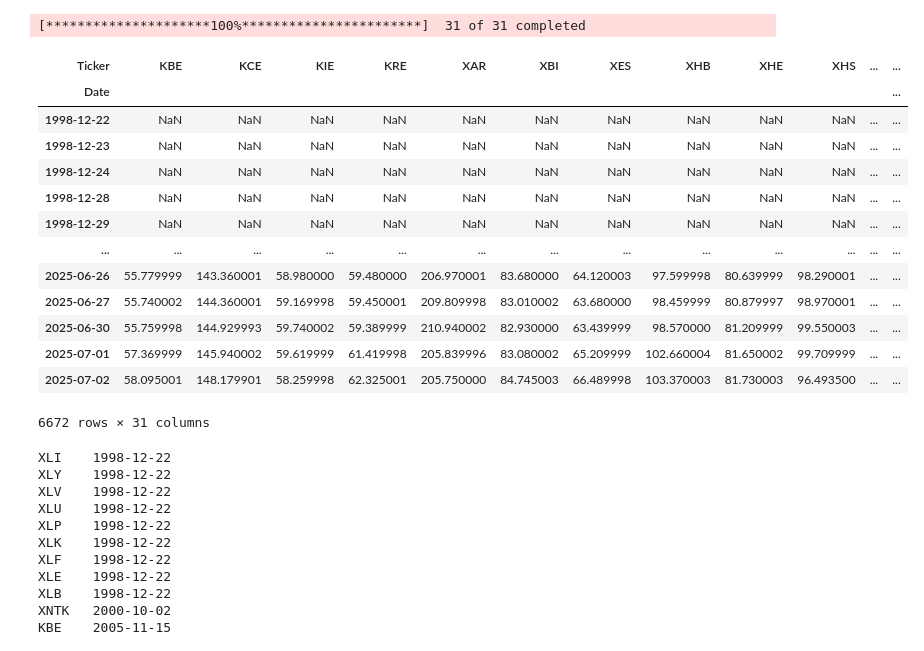
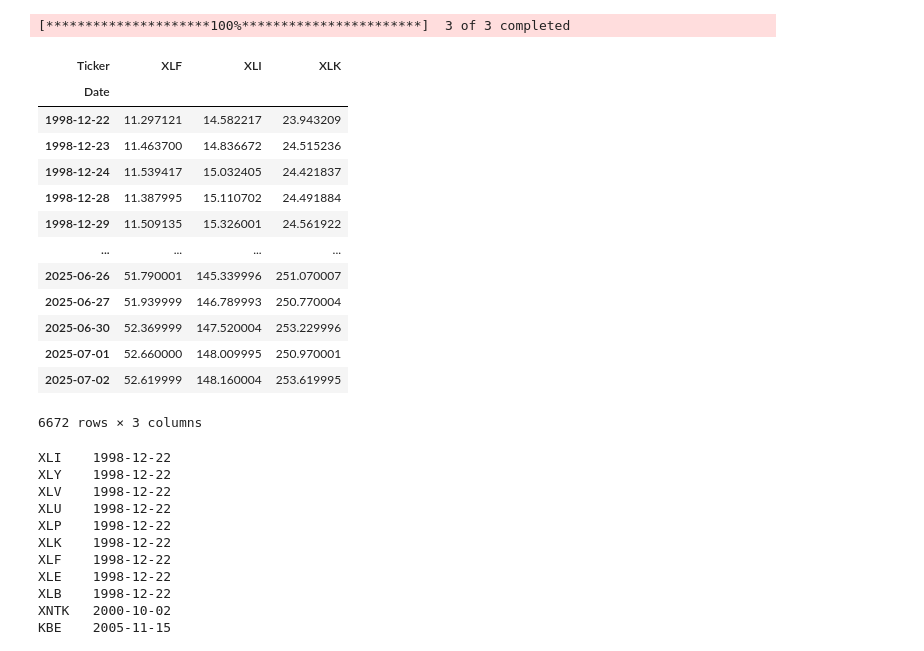
Before and after one commit to asmarton/dm, a Jupyter notebook: notebooks/keltner-donchian-trend-following.ipynb, the cells around one changed output. Cells and saved outputs as stored; diff of their text form; code cells hidden in the pictures.

```diff
--- a/notebooks/keltner-donchian-trend-following.ipynb
+++ b/notebooks/keltner-donchian-trend-following.ipynb
@@ -10,27 +10,27 @@ import yfinance as yf
 import math
 from pandas_datareader import data as pdr
 # %%
-etfs = ['XLF','XLK','XLE','XLV','XLI','XBI','XLU','XLP','XLY','KRE','XLB','XLC','XRT','XOP','XLRE','XHB','KBE','XME','KIE','XSD','XAR','XES','KCE','XNTK','XHE','XSW','XPH','XTN','XHS','XITK','XTL']
+# etfs = ['XLF','XLK','XLE','XLV','XLI','XBI','XLU','XLP','XLY','KRE','XLB','XLC','XRT','XOP','XLRE','XHB','KBE','XME','KIE','XSD','XAR','XES','KCE','XNTK','XHE','XSW','XPH','XTN','XHS','XITK','XTL']
 # etfs = [etf for etf in etfs if etf not in ['XLRE', 'XITK', 'XLC']]
-# etfs = ['XBI', 'XLI']
+etfs = ['XLI', 'XLF', 'XLK']
 prices = yf.download(tickers=etfs, period='max')['Close']
 prices
 # %% [output]
-[*********************100%***********************]  31 of 31 completed
+[*********************100%***********************]  3 of 3 completed
-| Ticker | KBE | KCE | KIE | KRE | XAR | XBI | XES | XHB | XHE | XHS | ... | ... |
-| Date |  |  |  |  |  |  |  |  |  |  |  | ... |
-| 1998-12-22 | NaN | NaN | NaN | NaN | NaN | NaN | NaN | NaN | NaN | NaN | ... | ... |
-| 1998-12-23 | NaN | NaN | NaN | NaN | NaN | NaN | NaN | NaN | NaN | NaN | ... | ... |
-| 1998-12-24 | NaN | NaN | NaN | NaN | NaN | NaN | NaN | NaN | NaN | NaN | ... | ... |
-| 1998-12-28 | NaN | NaN | NaN | NaN | NaN | NaN | NaN | NaN | NaN | NaN | ... | ... |
-| 1998-12-29 | NaN | NaN | NaN | NaN | NaN | NaN | NaN | NaN | NaN | NaN | ... | ... |
-| ... | ... | ... | ... | ... | ... | ... | ... | ... | ... | ... | ... | ... |
-| 2025-06-26 | 55.779999 | 143.360001 | 58.980000 | 59.480000 | 206.970001 | 83.680000 | 64.120003 | 97.599998 | 80.639999 | 98.290001 | ... | ... |
-| 2025-06-27 | 55.740002 | 144.360001 | 59.169998 | 59.450001 | 209.809998 | 83.010002 | 63.680000 | 98.459999 | 80.879997 | 98.970001 | ... | ... |
-| 2025-06-30 | 55.759998 | 144.929993 | 59.740002 | 59.389999 | 210.940002 | 82.930000 | 63.439999 | 98.570000 | 81.209999 | 99.550003 | ... | ... |
-| 2025-07-01 | 57.369999 | 145.940002 | 59.619999 | 61.419998 | 205.839996 | 83.080002 | 65.209999 | 102.660004 | 81.650002 | 99.709999 | ... | ... |
-| 2025-07-02 | 58.095001 | 148.179901 | 58.259998 | 62.325001 | 205.750000 | 84.745003 | 66.489998 | 103.370003 | 81.730003 | 96.493500 | ... | ... |
+| Ticker | XLF | XLI | XLK |
+| Date |  |  |  |
+| 1998-12-22 | 11.297121 | 14.582217 | 23.943209 |
+| 1998-12-23 | 11.463700 | 14.836672 | 24.515236 |
+| 1998-12-24 | 11.539417 | 15.032405 | 24.421837 |
+| 1998-12-28 | 11.387995 | 15.110702 | 24.491884 |
+| 1998-12-29 | 11.509135 | 15.326001 | 24.561922 |
+| ... | ... | ... | ... |
+| 2025-06-26 | 51.790001 | 145.339996 | 251.070007 |
+| 2025-06-27 | 51.939999 | 146.789993 | 250.770004 |
+| 2025-06-30 | 52.369999 | 147.520004 | 253.229996 |
+| 2025-07-01 | 52.660000 | 148.009995 | 250.970001 |
+| 2025-07-02 | 52.619999 | 148.160004 | 253.619995 |
-6672 rows × 31 columns
+6672 rows × 3 columns
 # %%
 start_dates = {}
 for col in prices.columns:
```
Also changed, not shown: parts of 15 cells of this notebook, 4 other files.
